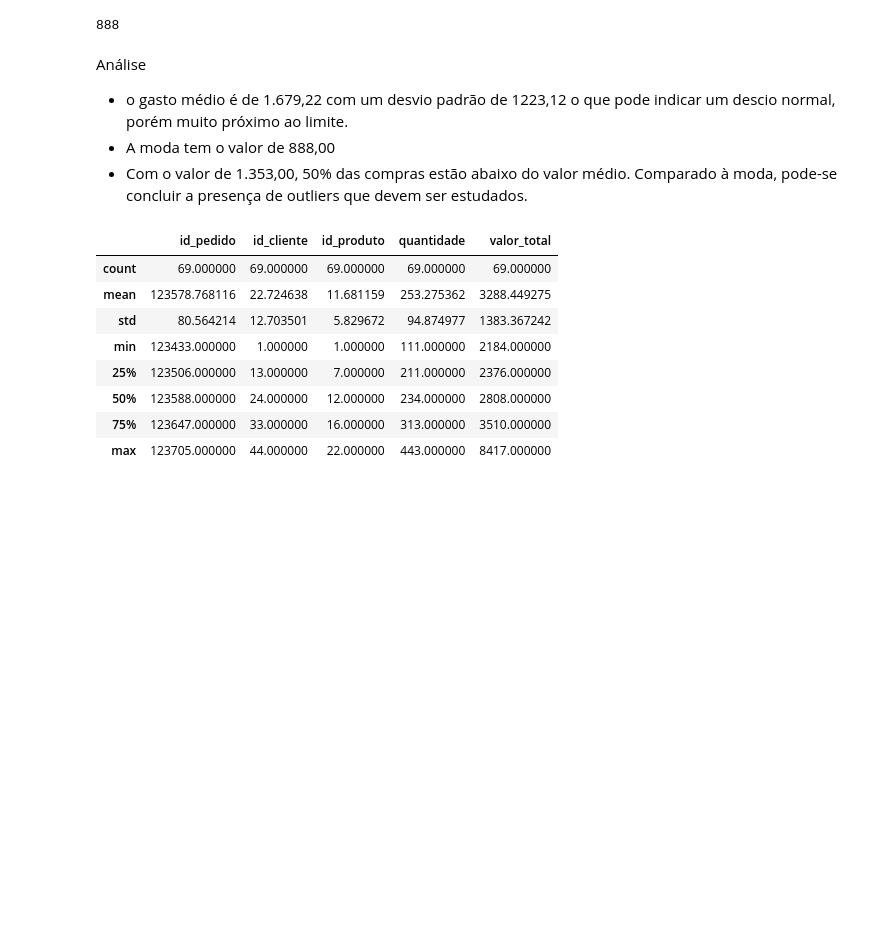
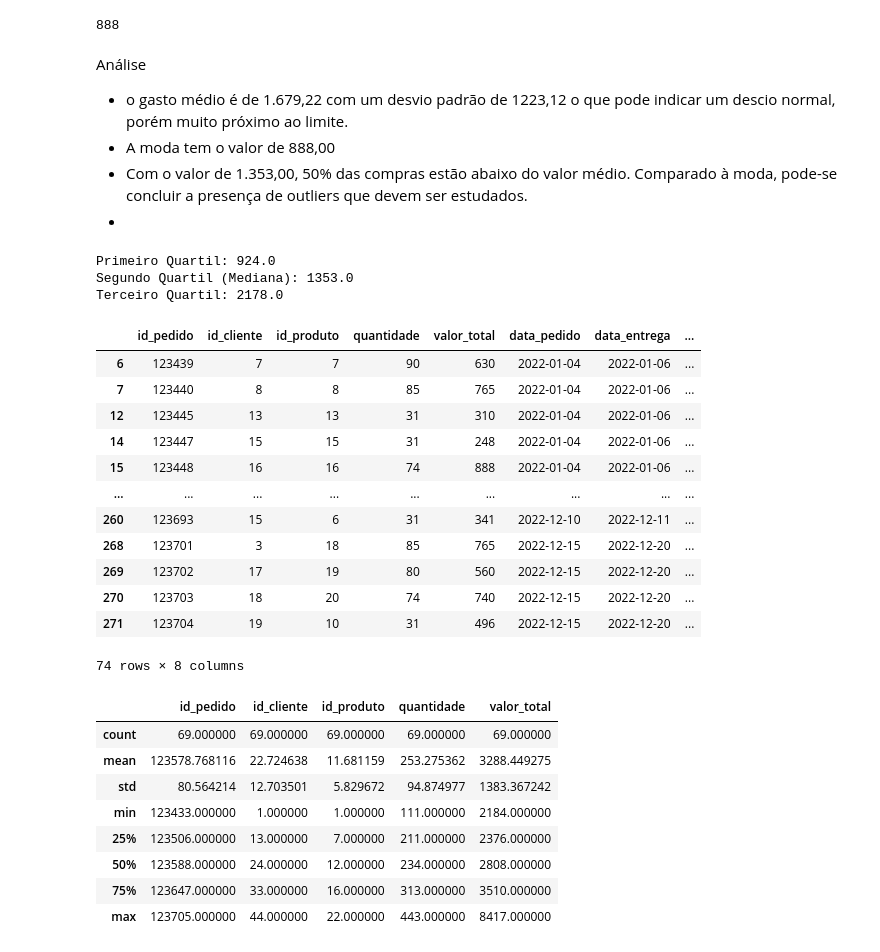
Before and after one commit to anibaltanganelli/Flora, a Jupyter notebook: flora_pratica.ipynb, the cells around one changed output. Cells and saved outputs as stored; diff of their text form; code cells hidden in the pictures; blank space fills up the shorter version.

```diff
--- a/flora_pratica.ipynb
+++ b/flora_pratica.ipynb
@@ -233,3 +233,19 @@ Análise
 - o gasto médio é de 1.679,22 com um desvio padrão de 1223,12 o que pode indicar um descio normal, porém muito próximo ao limite.
 - A moda tem o valor de 888,00
 - Com o valor de 1.353,00, 50% das compras estão abaixo do valor médio. Comparado à moda, pode-se concluir a presença de outliers que devem ser estudados.
+-
+# %%
+serie = pd.Series(pedidos['valor_total'])
+
+Q1 = serie.quantile(0.25)
+Q2 = serie.quantile(0.50)
+Q3 = serie.quantile(0.75)
+
+# Imprimindo os resultados
+print(f'Primeiro Quartil: {Q1}')
+print(f'Segundo Quartil (Mediana): {Q2}')
+print(f'Terceiro Quartil: {Q3}')
+# %% [output]
+Primeiro Quartil: 924.0
+Segundo Quartil (Mediana): 1353.0
+Terceiro Quartil: 2178.0
@@ -236 +255,18 @@ Análise
+# %%
+quartil_inferior_VT = pedidos[pedidos['valor_total'] <= Q1]
+quartil_inferior_VT
+# %% [output]
+|  | id_pedido | id_cliente | id_produto | quantidade | valor_total | data_pedido | data_entrega | ... |
+| 6 | 123439 | 7 | 7 | 90 | 630 | 2022-01-04 | 2022-01-06 | ... |
+| 7 | 123440 | 8 | 8 | 85 | 765 | 2022-01-04 | 2022-01-06 | ... |
+| 12 | 123445 | 13 | 13 | 31 | 310 | 2022-01-04 | 2022-01-06 | ... |
+| 14 | 123447 | 15 | 15 | 31 | 248 | 2022-01-04 | 2022-01-06 | ... |
+| 15 | 123448 | 16 | 16 | 74 | 888 | 2022-01-04 | 2022-01-06 | ... |
+| ... | ... | ... | ... | ... | ... | ... | ... | ... |
+| 260 | 123693 | 15 | 6 | 31 | 341 | 2022-12-10 | 2022-12-11 | ... |
+| 268 | 123701 | 3 | 18 | 85 | 765 | 2022-12-15 | 2022-12-20 | ... |
+| 269 | 123702 | 17 | 19 | 80 | 560 | 2022-12-15 | 2022-12-20 | ... |
+| 270 | 123703 | 18 | 20 | 74 | 740 | 2022-12-15 | 2022-12-20 | ... |
+| 271 | 123704 | 19 | 10 | 31 | 496 | 2022-12-15 | 2022-12-20 | ... |
+74 rows × 8 columns
 # %%
```
Also changed, not shown: parts of 2 cells of this notebook.
